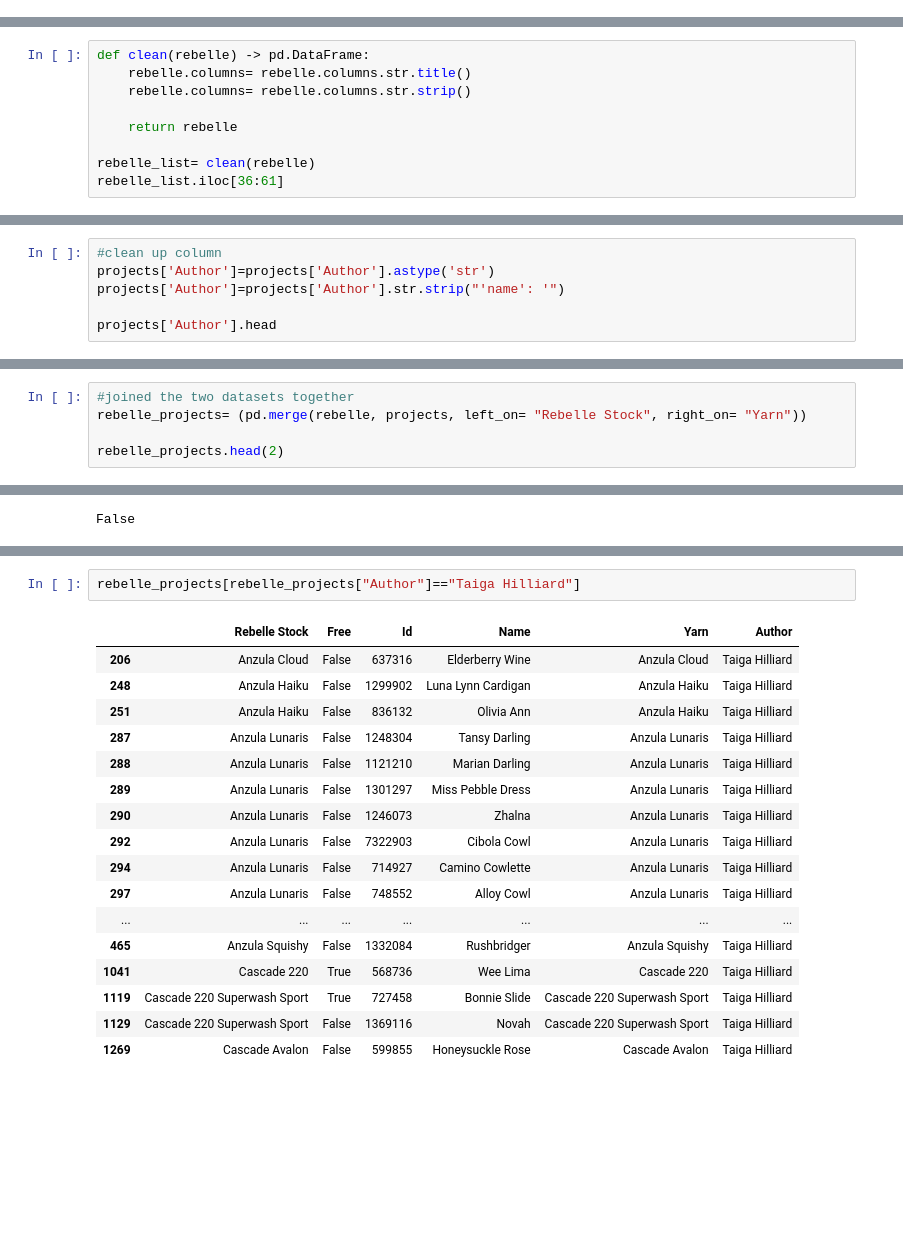
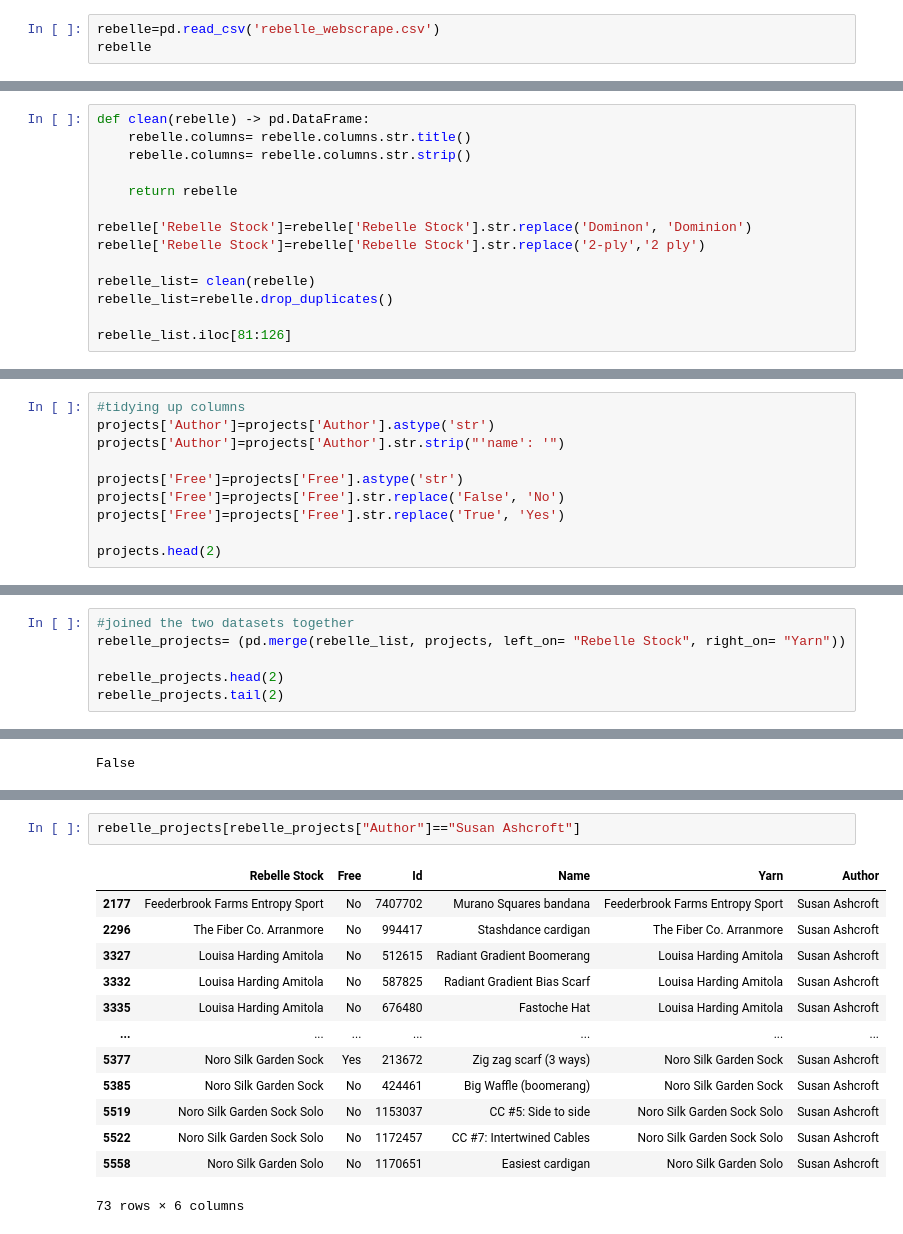
Before and after one commit to amoeba731/Yarnshop, a Jupyter notebook: yarnshop.ipynb, the cells around one changed output, grey strips where cells are left out. Drawn from its saved outputs; the diff is of its cells as text; blank space fills up the shorter version.

```diff
--- a/yarnshop.ipynb
+++ b/yarnshop.ipynb
@@ -51,0 +59,3 @@ rebelle
+# %%
+rebelle=pd.read_csv('rebelle_webscrape.csv')
+rebelle
@@ -56,7 +80,12 @@ def clean(rebelle) -> pd.DataFrame:
 
     return rebelle
 
+rebelle['Rebelle Stock']=rebelle['Rebelle Stock'].str.replace('Dominon', 'Dominion')
+rebelle['Rebelle Stock']=rebelle['Rebelle Stock'].str.replace('2-ply','2 ply')
+
 rebelle_list= clean(rebelle)
-rebelle_list.iloc[36:61]
+rebelle_list=rebelle.drop_duplicates()
+
+rebelle_list.iloc[81:126]
 # %% [output]
 |  | Rebelle Stock |
@@ -158,7 +182,11 @@ projects.head(2)
 # %%
-#clean up column
+#tidying up columns
 projects['Author']=projects['Author'].astype('str')
 projects['Author']=projects['Author'].str.strip("'name': '")
 
-projects['Author'].head
+projects['Free']=projects['Free'].astype('str')
+projects['Free']=projects['Free'].str.replace('False', 'No')
+projects['Free']=projects['Free'].str.replace('True', 'Yes')
+
+projects.head(2)
 # %% [output]
@@ -179,8 +198,9 @@ Name: Author, Length: 2828, dtype: object>
 projects=projects.drop(['Permalink','Personal_Attributes', 'First_Photo', 'Designer','Pattern_Author', 'Pattern_Sources'], axis=1)
 # %%
 #joined the two datasets together
-rebelle_projects= (pd.merge(rebelle, projects, left_on= "Rebelle Stock", right_on= "Yarn"))
+rebelle_projects= (pd.merge(rebelle_list, projects, left_on= "Rebelle Stock", right_on= "Yarn"))
 
 rebelle_projects.head(2)
+rebelle_projects.tail(2)
 # %% [output]
 |  | Rebelle Stock | Free | Id | Name | Yarn | Author |
@@ -225,20 +292,16 @@ Name: count, Length: 1385, dtype: int64
 # %%
-rebelle_projects[rebelle_projects["Author"]=="Taiga Hilliard"]
+rebelle_projects[rebelle_projects["Author"]=="Susan Ashcroft"]
 # %% [output]
 |  | Rebelle Stock | Free | Id | Name | Yarn | Author |
-| 206 | Anzula Cloud | False | 637316 | Elderberry Wine | Anzula Cloud | Taiga Hilliard |
-| 248 | Anzula Haiku | False | 1299902 | Luna Lynn Cardigan | Anzula Haiku | Taiga Hilliard |
-| 251 | Anzula Haiku | False | 836132 | Olivia Ann | Anzula Haiku | Taiga Hilliard |
-| 287 | Anzula Lunaris | False | 1248304 | Tansy Darling | Anzula Lunaris | Taiga Hilliard |
-| 288 | Anzula Lunaris | False | 1121210 | Marian Darling | Anzula Lunaris | Taiga Hilliard |
-| 289 | Anzula Lunaris | False | 1301297 | Miss Pebble Dress | Anzula Lunaris | Taiga Hilliard |
-| 290 | Anzula Lunaris | False | 1246073 | Zhalna | Anzula Lunaris | Taiga Hilliard |
-| 292 | Anzula Lunaris | False | 7322903 | Cibola Cowl | Anzula Lunaris | Taiga Hilliard |
-| 294 | Anzula Lunaris | False | 714927 | Camino Cowlette | Anzula Lunaris | Taiga Hilliard |
-| 297 | Anzula Lunaris | False | 748552 | Alloy Cowl | Anzula Lunaris | Taiga Hilliard |
+| 2177 | Feederbrook Farms Entropy Sport | No | 7407702 | Murano Squares bandana | Feederbrook Farms Entropy Sport | Susan Ashcroft |
+| 2296 | The Fiber Co. Arranmore | No | 994417 | Stashdance cardigan | The Fiber Co. Arranmore | Susan Ashcroft |
+| 3327 | Louisa Harding Amitola | No | 512615 | Radiant Gradient Boomerang | Louisa Harding Amitola | Susan Ashcroft |
+| 3332 | Louisa Harding Amitola | No | 587825 | Radiant Gradient Bias Scarf | Louisa Harding Amitola | Susan Ashcroft |
+| 3335 | Louisa Harding Amitola | No | 676480 | Fastoche Hat | Louisa Harding Amitola | Susan Ashcroft |
 | ... | ... | ... | ... | ... | ... | ... |
-| 465 | Anzula Squishy | False | 1332084 | Rushbridger | Anzula Squishy | Taiga Hilliard |
-| 1041 | Cascade 220 | True | 568736 | Wee Lima | Cascade 220 | Taiga Hilliard |
-| 1119 | Cascade 220 Superwash Sport | True | 727458 | Bonnie Slide | Cascade 220 Superwash Sport | Taiga Hilliard |
-| 1129 | Cascade 220 Superwash Sport | False | 1369116 | Novah | Cascade 220 Superwash Sport | Taiga Hilliard |
-| 1269 | Cascade Avalon | False | 599855 | Honeysuckle Rose | Cascade Avalon | Taiga Hilliard |
+| 5377 | Noro Silk Garden Sock | Yes | 213672 | Zig zag scarf (3 ways) | Noro Silk Garden Sock | Susan Ashcroft |
+| 5385 | Noro Silk Garden Sock | No | 424461 | Big Waffle (boomerang) | Noro Silk Garden Sock | Susan Ashcroft |
+| 5519 | Noro Silk Garden Sock Solo | No | 1153037 | CC #5: Side to side | Noro Silk Garden Sock Solo | Susan Ashcroft |
+| 5522 | Noro Silk Garden Sock Solo | No | 1172457 | CC #7: Intertwined Cables | Noro Silk Garden Sock Solo | Susan Ashcroft |
+| 5558 | Noro Silk Garden Solo | No | 1170651 | Easiest cardigan | Noro Silk Garden Solo | Susan Ashcroft |
+73 rows × 6 columns
```
Also changed, not shown: parts of 20 cells of this notebook, 1 other file.
